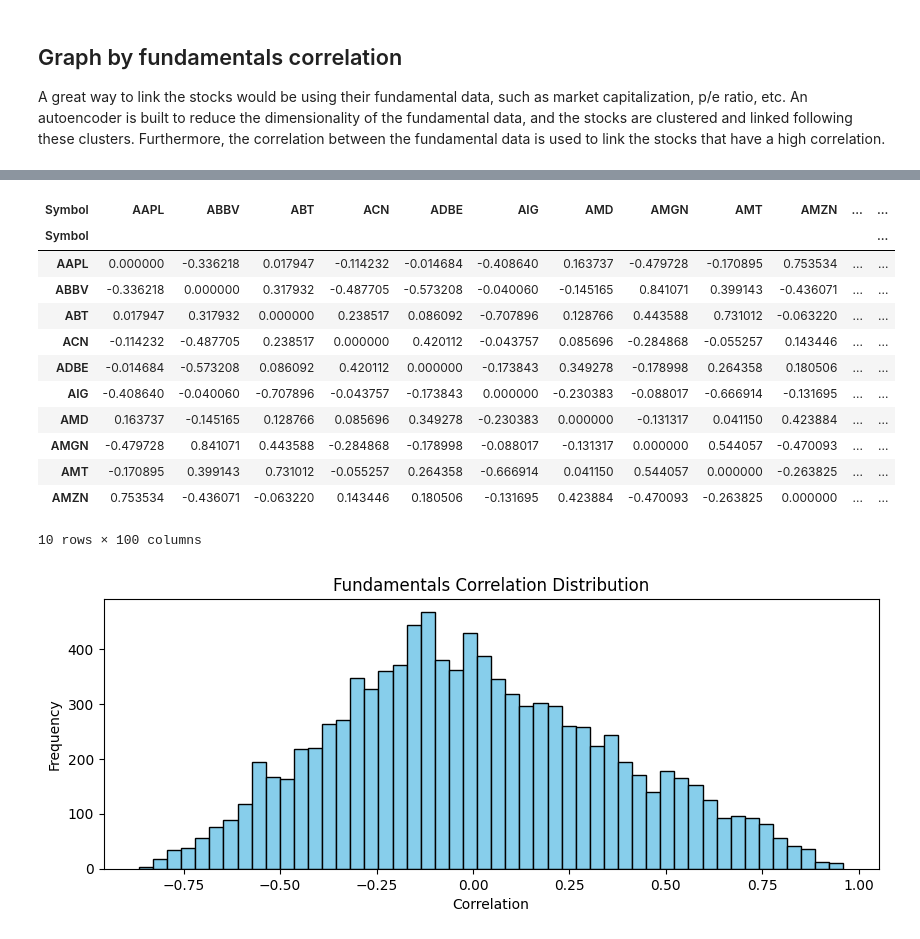
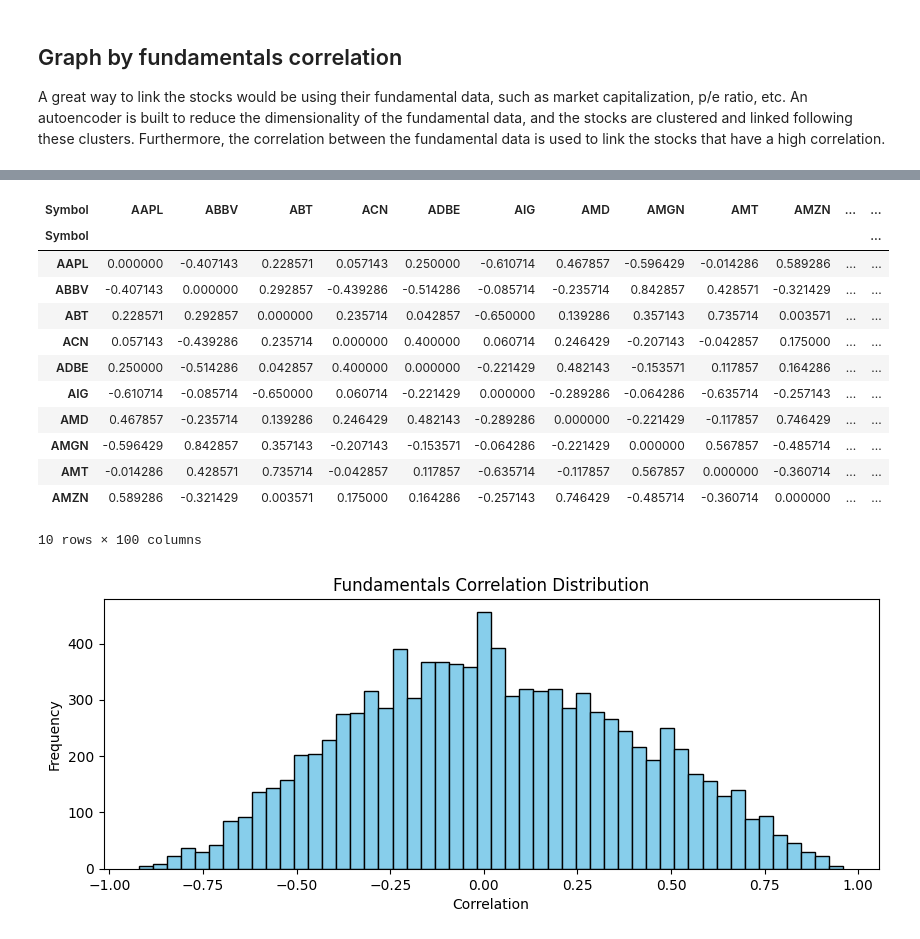
Before and after one commit to timothewt/SP100AnalysisWithGNNs, a Jupyter notebook: notebooks/2-graph_creation.ipynb, the cells around one changed output, grey strips where cells are left out. Cells and saved outputs as stored; diff of their text form; code cells hidden in the pictures.

```diff
--- a/notebooks/2-graph_creation.ipynb
+++ b/notebooks/2-graph_creation.ipynb
@@ -161,21 +69,20 @@ plt.show()
 # %%
-# same but with correlation
-fundamentals_corr = fundamentals.transpose().corr()
-fundamentals_corr = fundamentals_corr - (fundamentals_corr == 1)  # Remove self-correlation
+fundamentals_corr = fundamentals.transpose().corr(method="spearman")
+fundamentals_corr = (fundamentals_corr - (fundamentals_corr == 1))  # Remove self-correlation
 fundamentals_corr.head(n=10)
 # %% [output]
 | Symbol | AAPL | ABBV | ABT | ACN | ADBE | AIG | AMD | AMGN | AMT | AMZN | ... | ... |
 | Symbol |  |  |  |  |  |  |  |  |  |  |  | ... |
-| AAPL | 0.000000 | -0.336218 | 0.017947 | -0.114232 | -0.014684 | -0.408640 | 0.163737 | -0.479728 | -0.170895 | 0.753534 | ... | ... |
-| ABBV | -0.336218 | 0.000000 | 0.317932 | -0.487705 | -0.573208 | -0.040060 | -0.145165 | 0.841071 | 0.399143 | -0.436071 | ... | ... |
-| ABT | 0.017947 | 0.317932 | 0.000000 | 0.238517 | 0.086092 | -0.707896 | 0.128766 | 0.443588 | 0.731012 | -0.063220 | ... | ... |
-| ACN | -0.114232 | -0.487705 | 0.238517 | 0.000000 | 0.420112 | -0.043757 | 0.085696 | -0.284868 | -0.055257 | 0.143446 | ... | ... |
-| ADBE | -0.014684 | -0.573208 | 0.086092 | 0.420112 | 0.000000 | -0.173843 | 0.349278 | -0.178998 | 0.264358 | 0.180506 | ... | ... |
-| AIG | -0.408640 | -0.040060 | -0.707896 | -0.043757 | -0.173843 | 0.000000 | -0.230383 | -0.088017 | -0.666914 | -0.131695 | ... | ... |
-| AMD | 0.163737 | -0.145165 | 0.128766 | 0.085696 | 0.349278 | -0.230383 | 0.000000 | -0.131317 | 0.041150 | 0.423884 | ... | ... |
-| AMGN | -0.479728 | 0.841071 | 0.443588 | -0.284868 | -0.178998 | -0.088017 | -0.131317 | 0.000000 | 0.544057 | -0.470093 | ... | ... |
-| AMT | -0.170895 | 0.399143 | 0.731012 | -0.055257 | 0.264358 | -0.666914 | 0.041150 | 0.544057 | 0.000000 | -0.263825 | ... | ... |
-| AMZN | 0.753534 | -0.436071 | -0.063220 | 0.143446 | 0.180506 | -0.131695 | 0.423884 | -0.470093 | -0.263825 | 0.000000 | ... | ... |
+| AAPL | 0.000000 | -0.407143 | 0.228571 | 0.057143 | 0.250000 | -0.610714 | 0.467857 | -0.596429 | -0.014286 | 0.589286 | ... | ... |
+| ABBV | -0.407143 | 0.000000 | 0.292857 | -0.439286 | -0.514286 | -0.085714 | -0.235714 | 0.842857 | 0.428571 | -0.321429 | ... | ... |
+| ABT | 0.228571 | 0.292857 | 0.000000 | 0.235714 | 0.042857 | -0.650000 | 0.139286 | 0.357143 | 0.735714 | 0.003571 | ... | ... |
+| ACN | 0.057143 | -0.439286 | 0.235714 | 0.000000 | 0.400000 | 0.060714 | 0.246429 | -0.207143 | -0.042857 | 0.175000 | ... | ... |
+| ADBE | 0.250000 | -0.514286 | 0.042857 | 0.400000 | 0.000000 | -0.221429 | 0.482143 | -0.153571 | 0.117857 | 0.164286 | ... | ... |
+| AIG | -0.610714 | -0.085714 | -0.650000 | 0.060714 | -0.221429 | 0.000000 | -0.289286 | -0.064286 | -0.635714 | -0.257143 | ... | ... |
+| AMD | 0.467857 | -0.235714 | 0.139286 | 0.246429 | 0.482143 | -0.289286 | 0.000000 | -0.221429 | -0.117857 | 0.746429 | ... | ... |
+| AMGN | -0.596429 | 0.842857 | 0.357143 | -0.207143 | -0.153571 | -0.064286 | -0.221429 | 0.000000 | 0.567857 | -0.485714 | ... | ... |
+| AMT | -0.014286 | 0.428571 | 0.735714 | -0.042857 | 0.117857 | -0.635714 | -0.117857 | 0.567857 | 0.000000 | -0.360714 | ... | ... |
+| AMZN | 0.589286 | -0.321429 | 0.003571 | 0.175000 | 0.164286 | -0.257143 | 0.746429 | -0.485714 | -0.360714 | 0.000000 | ... | ... |
 10 rows × 100 columns
 # %%
 plt.figure(figsize=(10, 3.5))
@@ -185,5 +92,5 @@ plt.xlabel('Correlation')
 plt.ylabel('Frequency')
 plt.show()
 # %% [output]
-[figure, old version]
+[figure, new version]
 # %%
```
Also changed, not shown: parts of 11 cells of this notebook, 20 other files.
